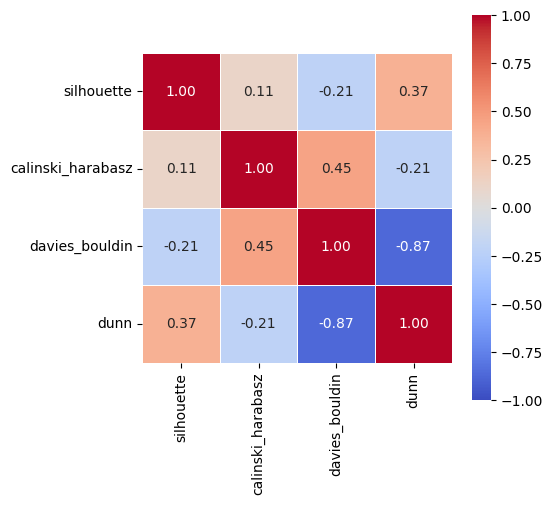
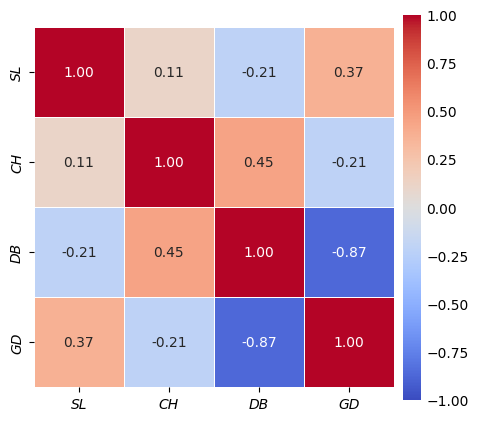
The change to this notebook cell's code, shown as a diff; its figure went from the first image to the second:
--- before
+++ after
@@ -1,6 +1,40 @@
 all_CVI = all_models[['silhouette', 'calinski_harabasz', 'davies_bouldin', 'dunn']]
+
+all_CVI = all_CVI.rename(columns={
+    'silhouette': 'SL',
+    'calinski_harabasz': 'CH',
+    'davies_bouldin': 'DB',
+    'dunn': 'GD'
+})
+
 correlations = all_CVI.corr(method='spearman')
 
-plt.figure(figsize=(5, 5)) 
-sns.heatmap(correlations, annot=True, fmt=".2f", cmap="coolwarm", cbar=True, square=True, linewidths=0.5, vmin=-1, vmax=1)
+fig = plt.figure(figsize=(5, 5))
+gs = fig.add_gridspec(1, 2, width_ratios=[20, 1], wspace=0.05)
+
+ax = fig.add_subplot(gs[0])
+cax = fig.add_subplot(gs[1])
+
+sns.heatmap(
+    correlations,
+    annot=True,
+    fmt=".2f",
+    cmap="coolwarm",
+    vmin=-1,
+    vmax=1,
+    square=True,
+    linewidths=0.5,
+    ax=ax,
+    cbar_ax=cax
+)
+
+cax.tick_params(axis='y', which='both', length=0)
+for label in ax.get_xticklabels() + ax.get_yticklabels():
+    label.set_fontstyle('oblique')
+
+plt.savefig(
+    "output/plots/corr_matrix_replic_830.png",
+    dpi=300,
+    bbox_inches="tight"
+)
 plt.show()

Commit: Better heatmap